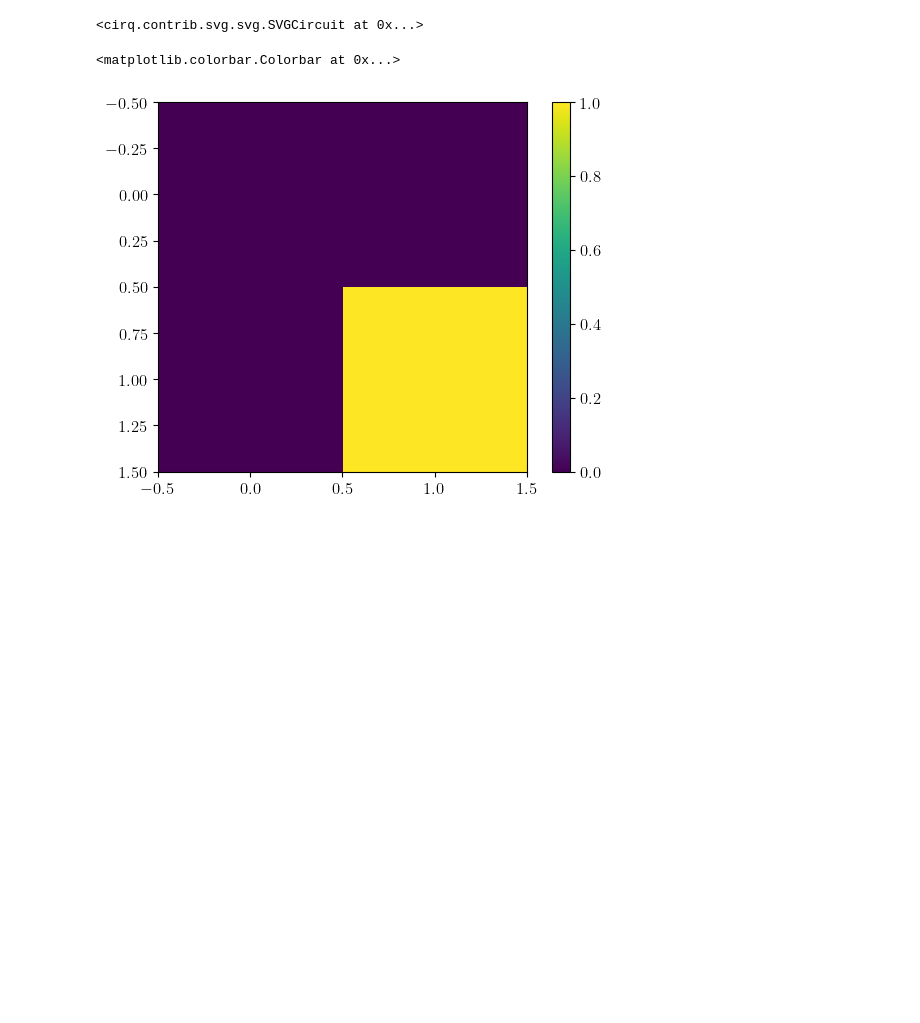
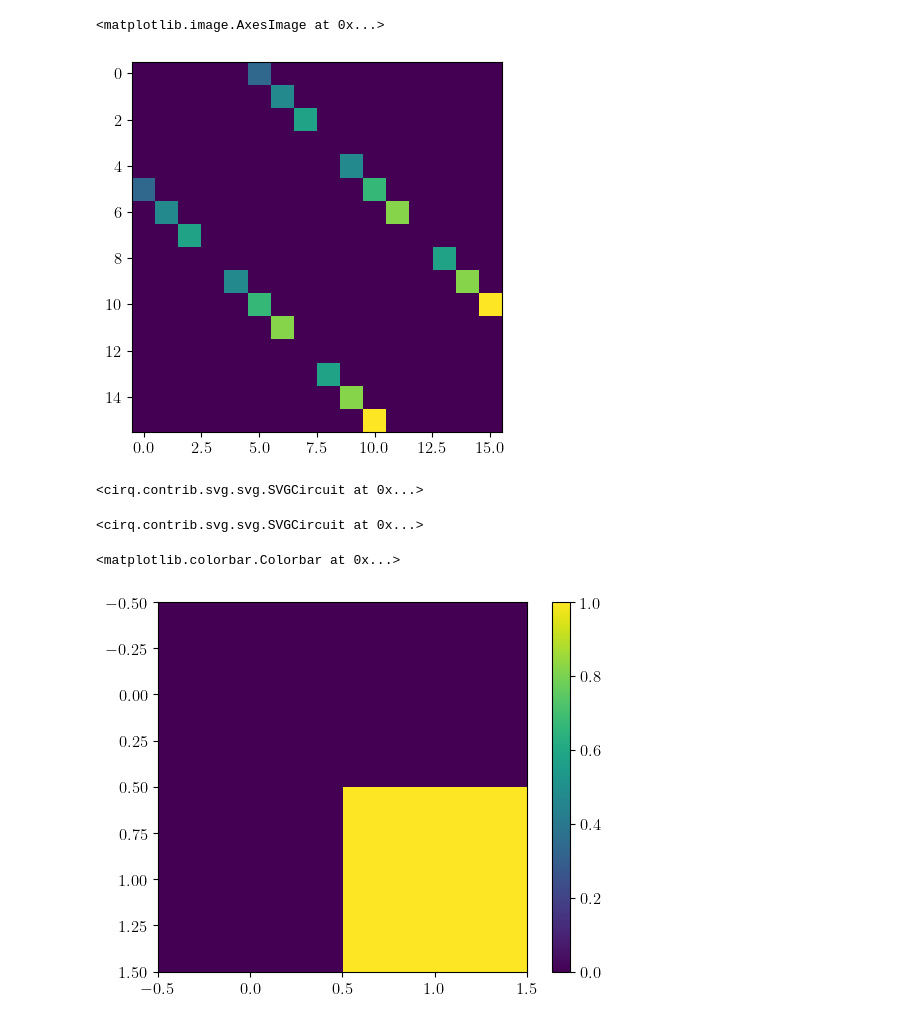
Before and after one commit to Tufts-QIQC/LOBE, a Jupyter notebook: notebooks/bosonic_lwo.ipynb, the cells around one changed output. Cells and saved outputs as stored; diff of their text form; code cells hidden in the pictures; blank space fills up the shorter version.

```diff
--- a/notebooks/bosonic_lwo.ipynb
+++ b/notebooks/bosonic_lwo.ipynb
@@ -34,3 +79,16 @@ warnings.filterwarnings('ignore')
+# %%
+plt.imshow(cirq.Circuit(
+            [PREPARE,
+            SELECT,
+            PREPARE_DAGGER]
+        ).unitary().real[:len(basis), :len(basis)] * expected_rescaling_factor)
+# %% [output]
+<matplotlib.image.AxesImage at 0x...>
+[figure, added]
+# %%
+SVGCircuit(cirq.Circuit([PREPARE, SELECT, PREPARE_DAGGER]))
+# %% [output]
+<cirq.contrib.svg.svg.SVGCircuit at 0x...>
 # %%
 index_register = [cirq.LineQubit(0)]
 clean_ancilla_register = [cirq.LineQubit(i) for i in range(1, 5 + 1)]
```
Also changed, not shown: parts of 4 cells of this notebook, 3 other files.
